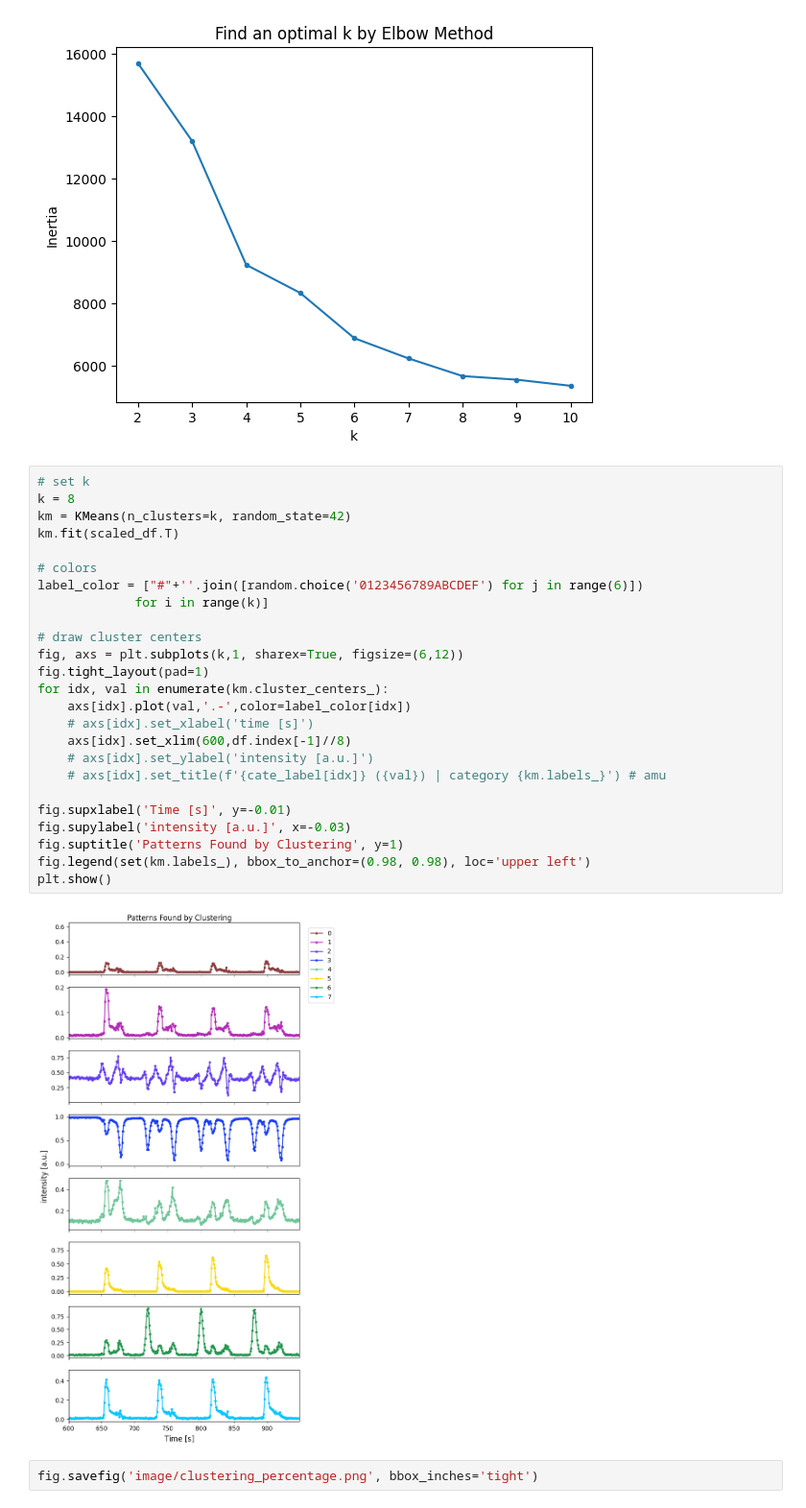
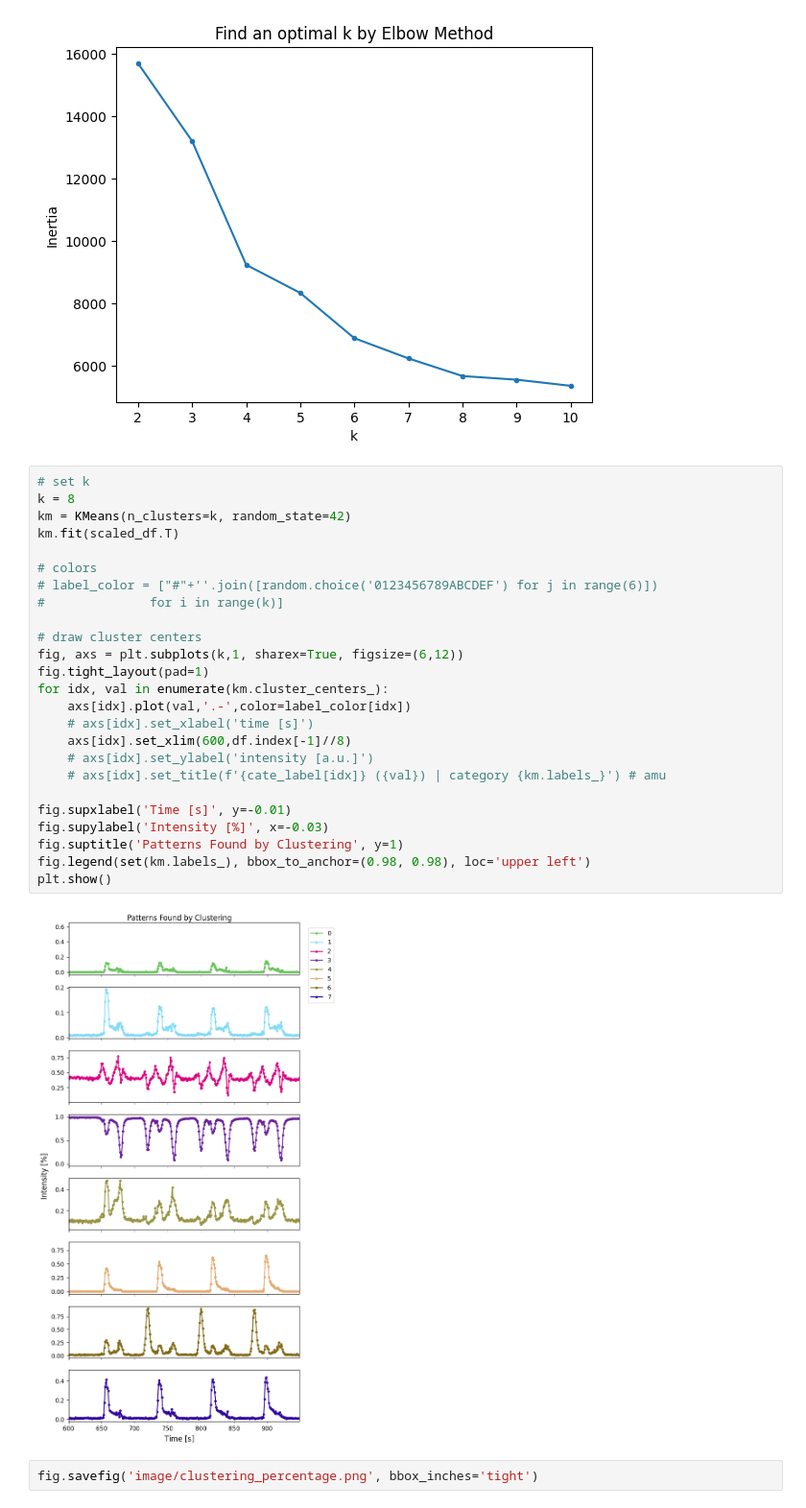
Before and after one commit to 24shiny/TOF_data, a Jupyter notebook: p4_percentage.ipynb, the cells around one changed output. Shown at 96% size. Cells and saved outputs as stored; diff of their text form.

```diff
--- a/p4_percentage.ipynb
+++ b/p4_percentage.ipynb
@@ -486,30 +486,30 @@ plt.show()
 # %%
 # set k
 k = 8
 km = KMeans(n_clusters=k, random_state=42)
 km.fit(scaled_df.T)
 
 # colors
-label_color = ["#"+''.join([random.choice('0123456789ABCDEF') for j in range(6)])
-             for i in range(k)]
+# label_color = ["#"+''.join([random.choice('0123456789ABCDEF') for j in range(6)])
+#              for i in range(k)]
 
 # draw cluster centers
 fig, axs = plt.subplots(k,1, sharex=True, figsize=(6,12))
 fig.tight_layout(pad=1)
 for idx, val in enumerate(km.cluster_centers_):
     axs[idx].plot(val,'.-',color=label_color[idx])
     # axs[idx].set_xlabel('time [s]')
     axs[idx].set_xlim(600,df.index[-1]//8)
     # axs[idx].set_ylabel('intensity [a.u.]')
     # axs[idx].set_title(f'{cate_label[idx]} ({val}) | category {km.labels_}') # amu
 
 fig.supxlabel('Time [s]', y=-0.01)
-fig.supylabel('intensity [a.u.]', x=-0.03)
+fig.supylabel('Intensity [%]', x=-0.03)
 fig.suptitle('Patterns Found by Clustering', y=1)
 fig.legend(set(km.labels_), bbox_to_anchor=(0.98, 0.98), loc='upper left')
 plt.show()
 # %% [output]
-[figure, old version]
+[figure, new version]
 # %%
 fig.savefig('image/clustering_percentage.png', bbox_inches='tight')
 # %%
```
Also changed, not shown: parts of 10 cells of this notebook, 9 other files.
